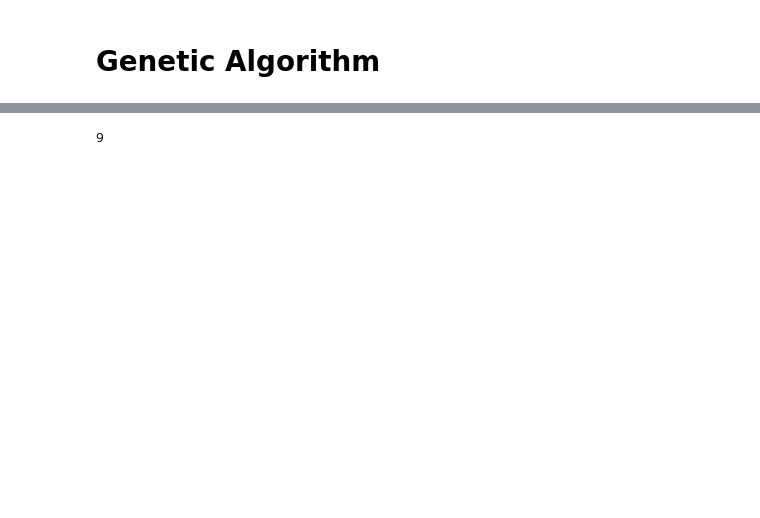
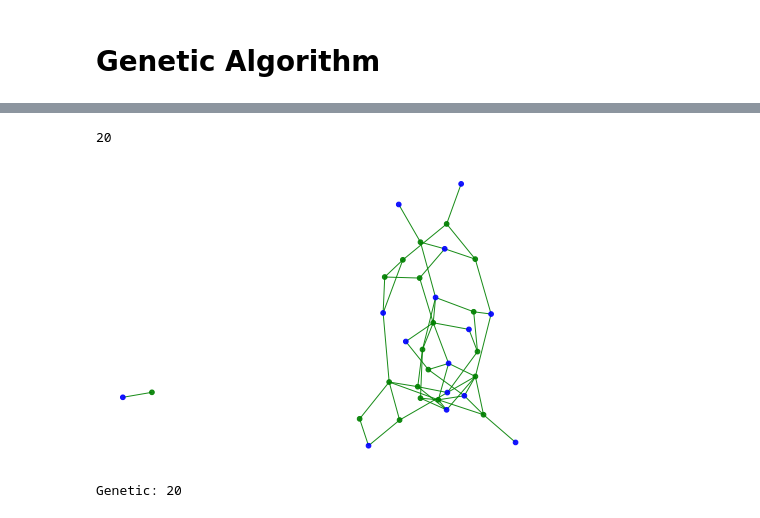
Before and after one commit to Anirudh181001/Minimum-Vertex-Cover-Meta-Heuristics, a Jupyter notebook: meta_heuristics.ipynb, the cells around one changed output, grey strips where cells are left out. Saved outputs shown, nothing was run; the diff lists cells and outputs as text; code cells hidden in the pictures; blank space fills up the shorter version.

Commit message:
Some weird results obtained

```diff
--- a/meta_heuristics.ipynb
+++ b/meta_heuristics.ipynb
@@ -350,10 +338,34 @@ dict_keys([16, 11, 9])
 # %%
 min_key = 0
 min_len = 10000000000000000
+best_solution = []
 for key,value in result.items():
     if len(value) < min_len:
         min_key = key
         min_len= len(value)
+        best_solution = result[key]
 print(min_len)
 # %% [output]
-9
+20
+# %%
+color_map = []
+for node in G:
+    if node in best_solution:
+        color_map.append('green')
+    else:
+        color_map.append('blue')
+
+edge_colours = []
+for (u,v) in G.edges():
+    if u in best_solution or v in best_solution:
+        edge_colours.append("green")
+    else:
+        edge_colours.append("red")
+
+nx.draw(G, node_color=color_map, edge_color=edge_colours, node_size=22, alpha=0.9)
+plt.show()
+
+print(f"Genetic: {min_len}")
+# %% [output]
+[figure, added]
+Genetic: 20
```
Also changed, not shown: parts of 7 cells of this notebook, 3 other files.
